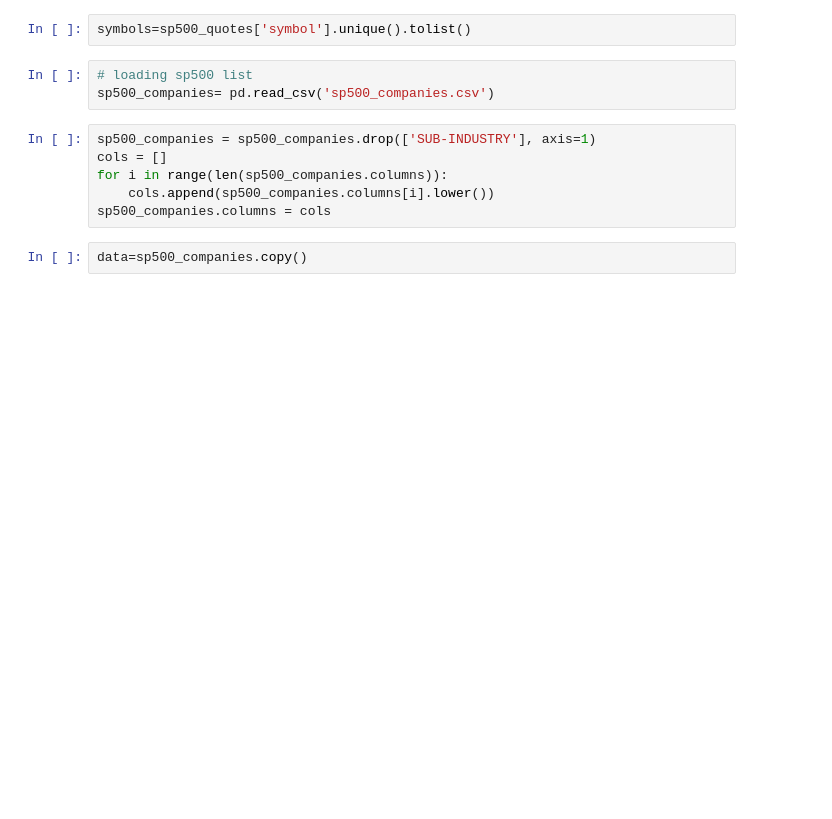
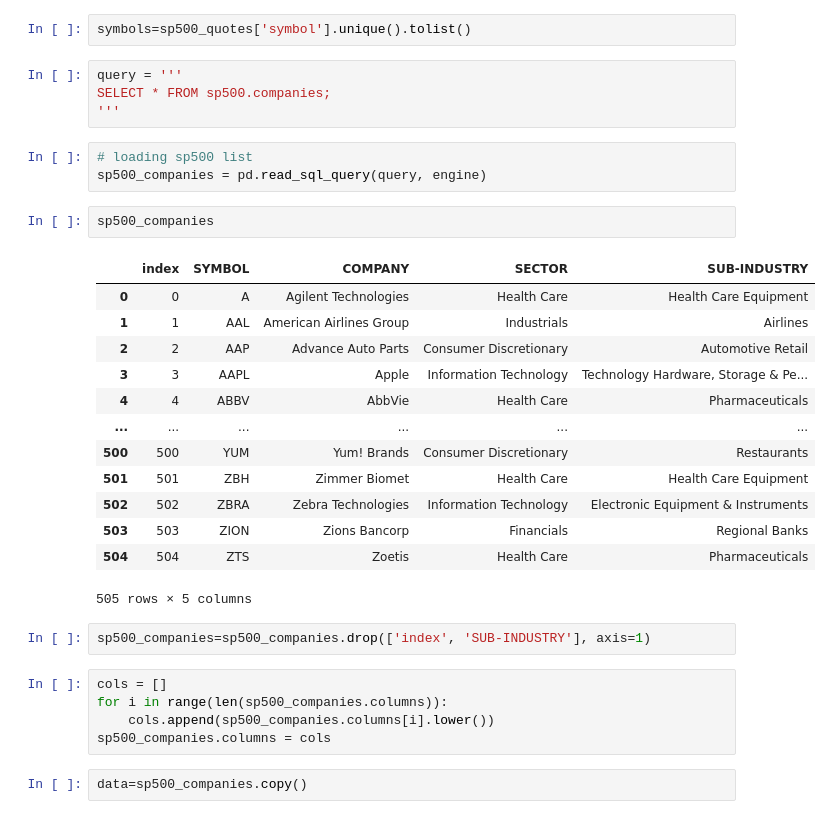
Before and after one commit to m-perez-da/mid-bootcamp, a Jupyter notebook: analysis.ipynb, the cells around one changed output. Saved outputs shown, nothing was run; the diff lists cells and outputs as text; blank space fills up the shorter version.

```diff
--- a/analysis.ipynb
+++ b/analysis.ipynb
@@ -49,11 +62,32 @@ array(['2016Q2', '2016Q3', '2016Q4', '2017Q1', '2017Q2', '2017Q3',
 periods=sp500_quotes['period'].unique().tolist()
 # %%
 symbols=sp500_quotes['symbol'].unique().tolist()
+# %%
+query = '''
+SELECT * FROM sp500.companies;
+'''
+# %%
+# loading sp500 list
+sp500_companies = pd.read_sql_query(query, engine)
+# %%
+sp500_companies
+# %% [output]
+|  | index | SYMBOL | COMPANY | SECTOR | SUB-INDUSTRY |
+| 0 | 0 | A | Agilent Technologies | Health Care | Health Care Equipment |
+| 1 | 1 | AAL | American Airlines Group | Industrials | Airlines |
+| 2 | 2 | AAP | Advance Auto Parts | Consumer Discretionary | Automotive Retail |
+| 3 | 3 | AAPL | Apple | Information Technology | Technology Hardware, Storage & Pe... |
+| 4 | 4 | ABBV | AbbVie | Health Care | Pharmaceuticals |
+| ... | ... | ... | ... | ... | ... |
+| 500 | 500 | YUM | Yum! Brands | Consumer Discretionary | Restaurants |
+| 501 | 501 | ZBH | Zimmer Biomet | Health Care | Health Care Equipment |
+| 502 | 502 | ZBRA | Zebra Technologies | Information Technology | Electronic Equipment & Instruments |
+| 503 | 503 | ZION | Zions Bancorp | Financials | Regional Banks |
+| 504 | 504 | ZTS | Zoetis | Health Care | Pharmaceuticals |
+505 rows × 5 columns
 # %%
-# loading sp500 list
-sp500_companies= pd.read_csv('sp500_companies.csv')
+sp500_companies=sp500_companies.drop(['index', 'SUB-INDUSTRY'], axis=1)
 # %%
-sp500_companies = sp500_companies.drop(['SUB-INDUSTRY'], axis=1)
 cols = []
 for i in range(len(sp500_companies.columns)):
     cols.append(sp500_companies.columns[i].lower())
```
Also changed, not shown: parts of 13 cells of this notebook, 22 other files.
